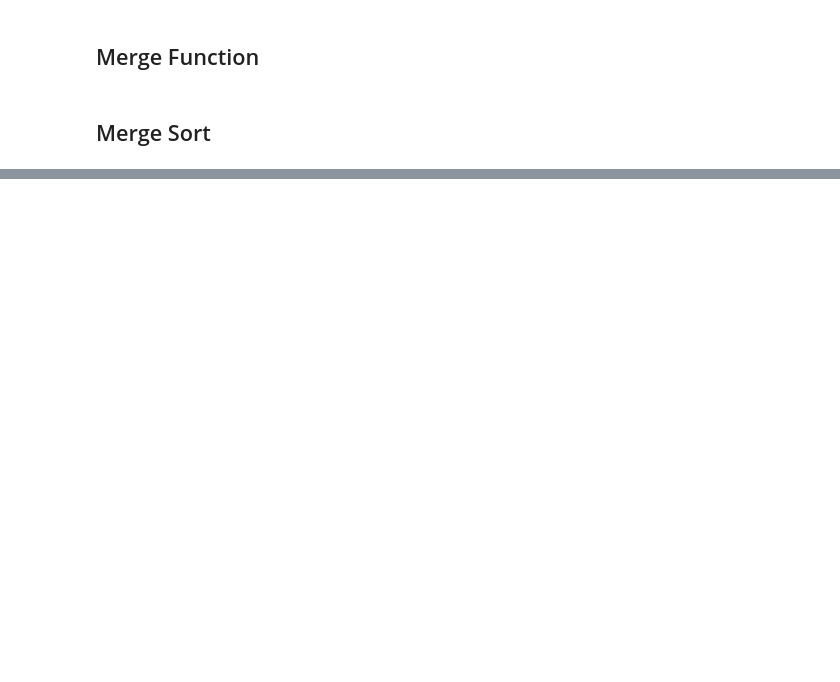
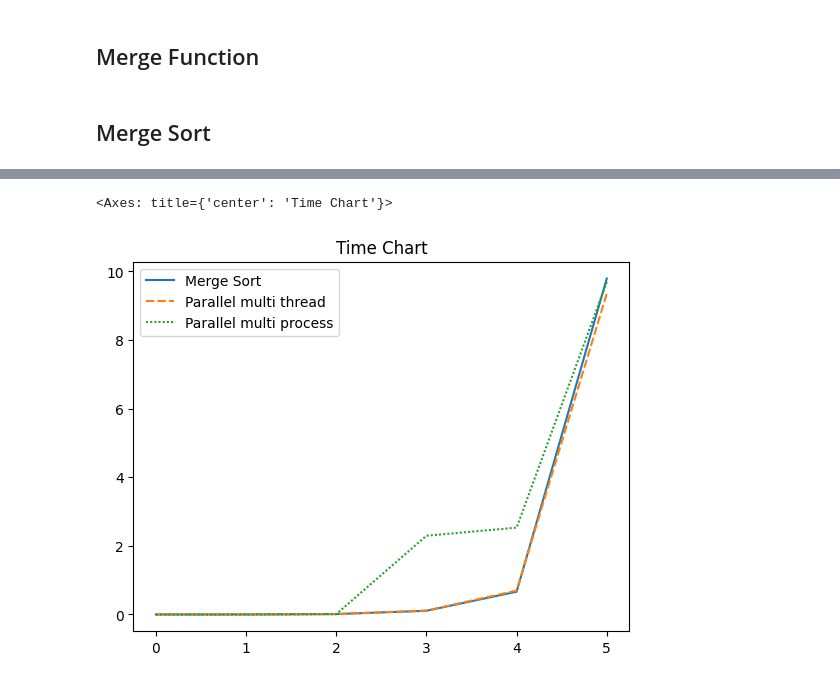
Before and after one commit to fonzi22/Parallel_Merge_Sort, a Jupyter notebook: Parallel_Merge_Sort.ipynb, the cells around one changed output, grey strips where cells are left out. Drawn from its saved outputs; the diff is of its cells as text; code cells hidden in the pictures; blank space fills up the shorter version.

```diff
--- a/Parallel_Merge_Sort.ipynb
+++ b/Parallel_Merge_Sort.ipynb
@@ -92,0 +171,6 @@ df
+# %%
+plt.title("Time Chart")
+sns.lineplot(data=df.drop('Size', axis=1))
+# %% [output]
+<Axes: title={'center': 'Time Chart'}>
+[figure, added]
```
Also changed, not shown: parts of 12 cells of this notebook.
